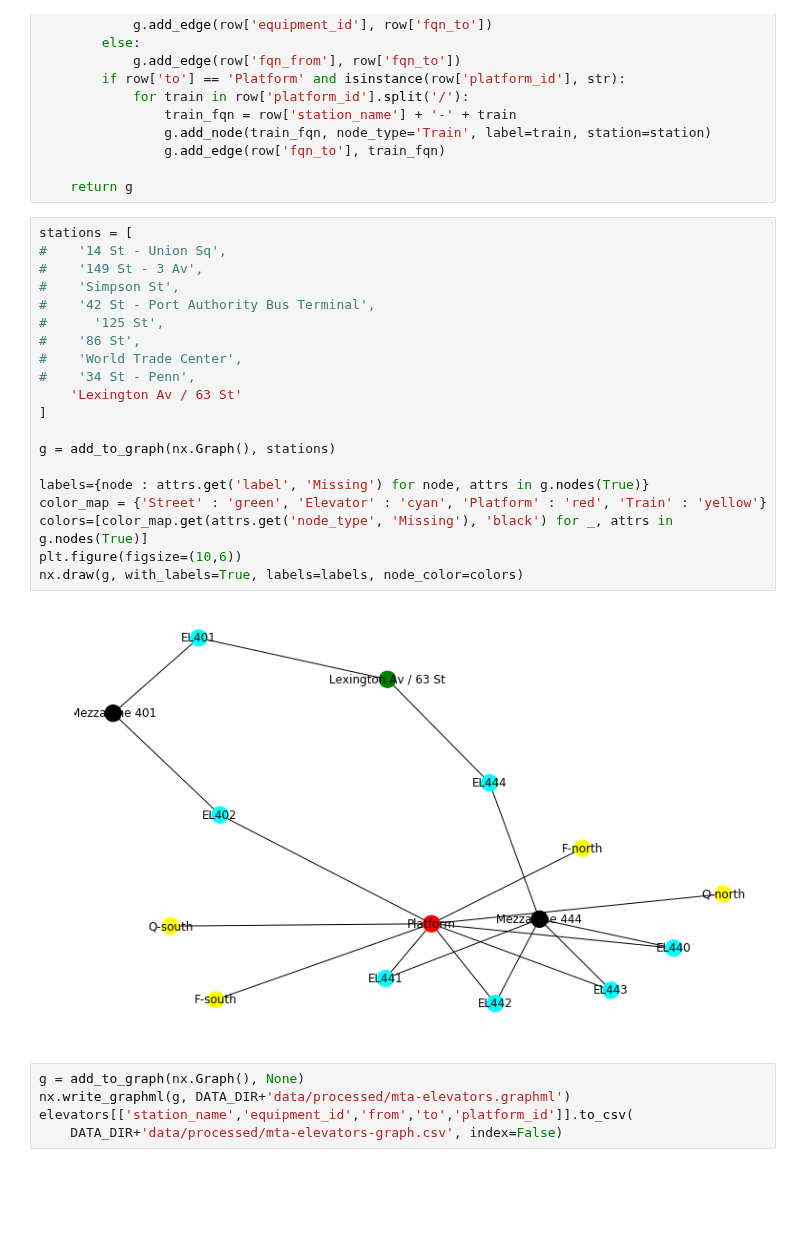
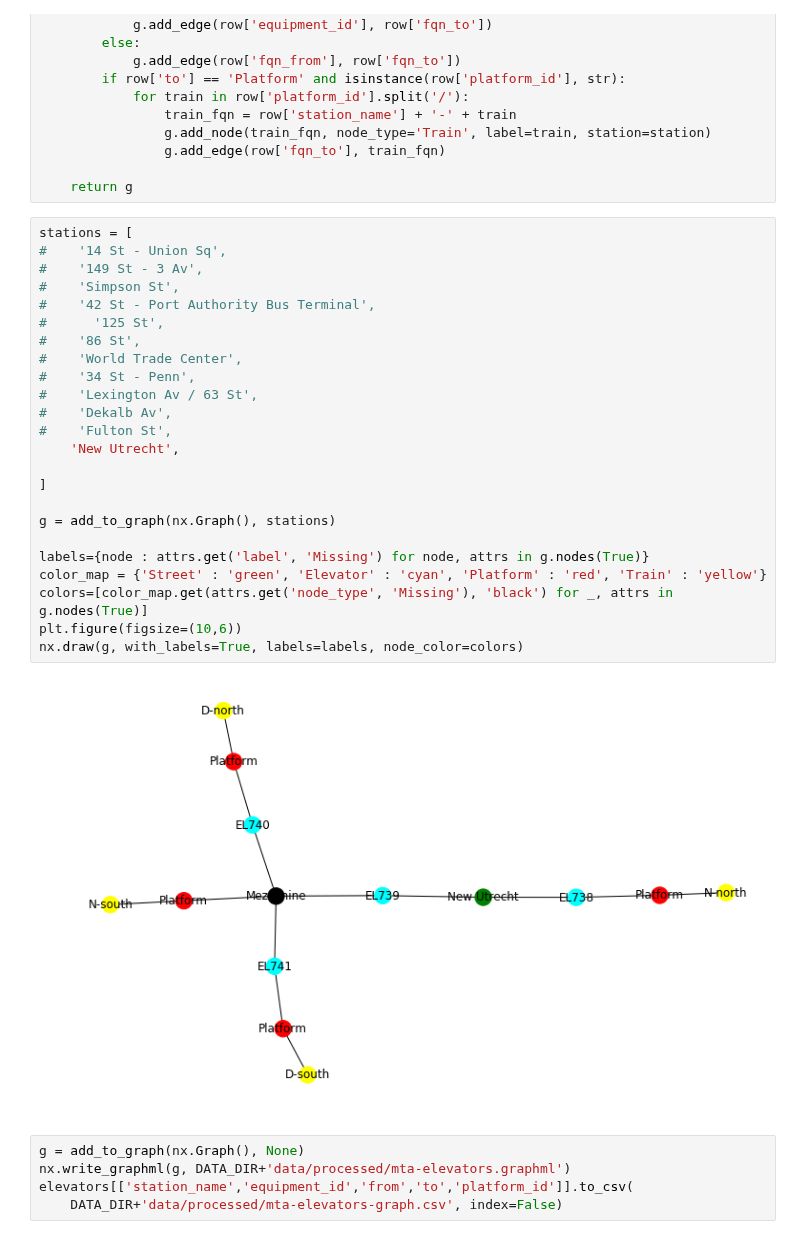
Before and after one commit to tsdataclinic/mta, a Jupyter notebook: notebooks/network/station-graph-maker.ipynb, the cells around one changed output. Drawn from its saved outputs; the diff is of its cells as text; blank space fills up the shorter version.

Commit message:
Overrides for Fulton St, New Utrecht

```diff
--- a/notebooks/network/station-graph-maker.ipynb
+++ b/notebooks/network/station-graph-maker.ipynb
@@ -176,25 +176,29 @@ def add_to_graph(g, stations):
 # %%
 stations = [
 #    '14 St - Union Sq',
 #    '149 St - 3 Av',
 #    'Simpson St',
 #    '42 St - Port Authority Bus Terminal',
 #      '125 St',
 #    '86 St',
 #    'World Trade Center',
 #    '34 St - Penn',
-    'Lexington Av / 63 St'
+#    'Lexington Av / 63 St',
+#    'Dekalb Av',
+#    'Fulton St',
+    'New Utrecht',
+
 ]
 
 g = add_to_graph(nx.Graph(), stations)
 
 labels={node : attrs.get('label', 'Missing') for node, attrs in g.nodes(True)}
 color_map = {'Street' : 'green', 'Elevator' : 'cyan', 'Platform' : 'red', 'Train' : 'yellow'}
 colors=[color_map.get(attrs.get('node_type', 'Missing'), 'black') for _, attrs in g.nodes(True)]
 plt.figure(figsize=(10,6))
 nx.draw(g, with_labels=True, labels=labels, node_color=colors)
 # %% [output]
-[figure, old version]
+[figure, new version]
 # %%
 g = add_to_graph(nx.Graph(), None)
 nx.write_graphml(g, DATA_DIR+'data/processed/mta-elevators.graphml')
```
Also changed, not shown: parts of 7 cells of this notebook, 3 other files.
